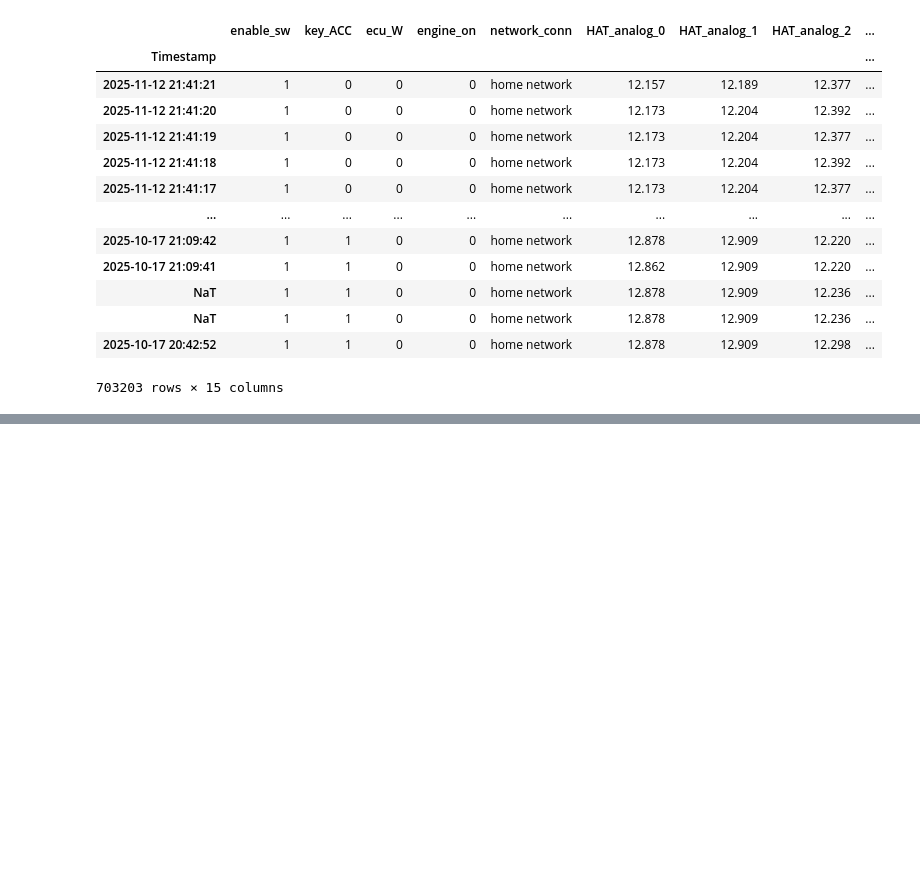
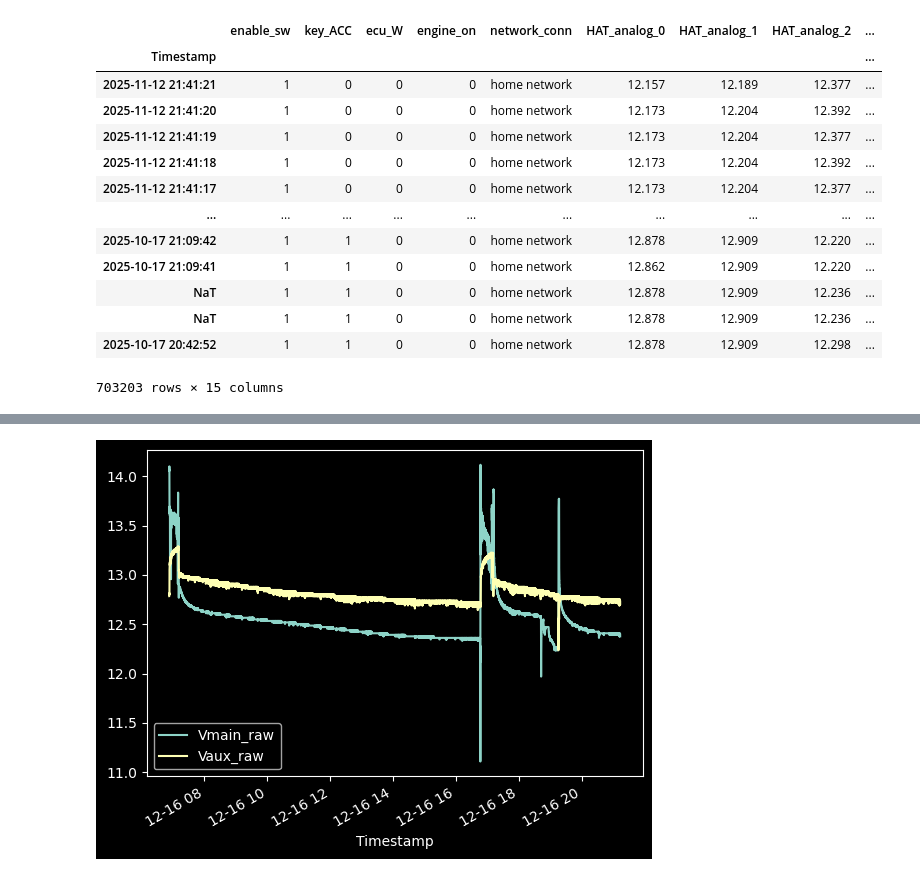
Before and after one commit to jbowen102/vehicle_aux_battery_control, a Jupyter notebook: datalogging.ipynb, the cells around one changed output, grey strips where cells are left out. Cells and saved outputs as stored; diff of their text form; code cells hidden in the pictures; blank space fills up the shorter version.

```diff
--- a/datalogging.ipynb
+++ b/datalogging.ipynb
@@ -357,0 +449,10 @@ dl._execute_sql(sql_stmt, query=True)
+# %%
+dfs = dl.get_dfs()
+# %%
+voltages = dfs[0]
+charging = dfs[1]
+signals = dfs[2]
+# %%
+voltages.plot();
+# %% [output]
+[figure, added]
```
Also changed, not shown: parts of 21 cells of this notebook, 1 other file.
